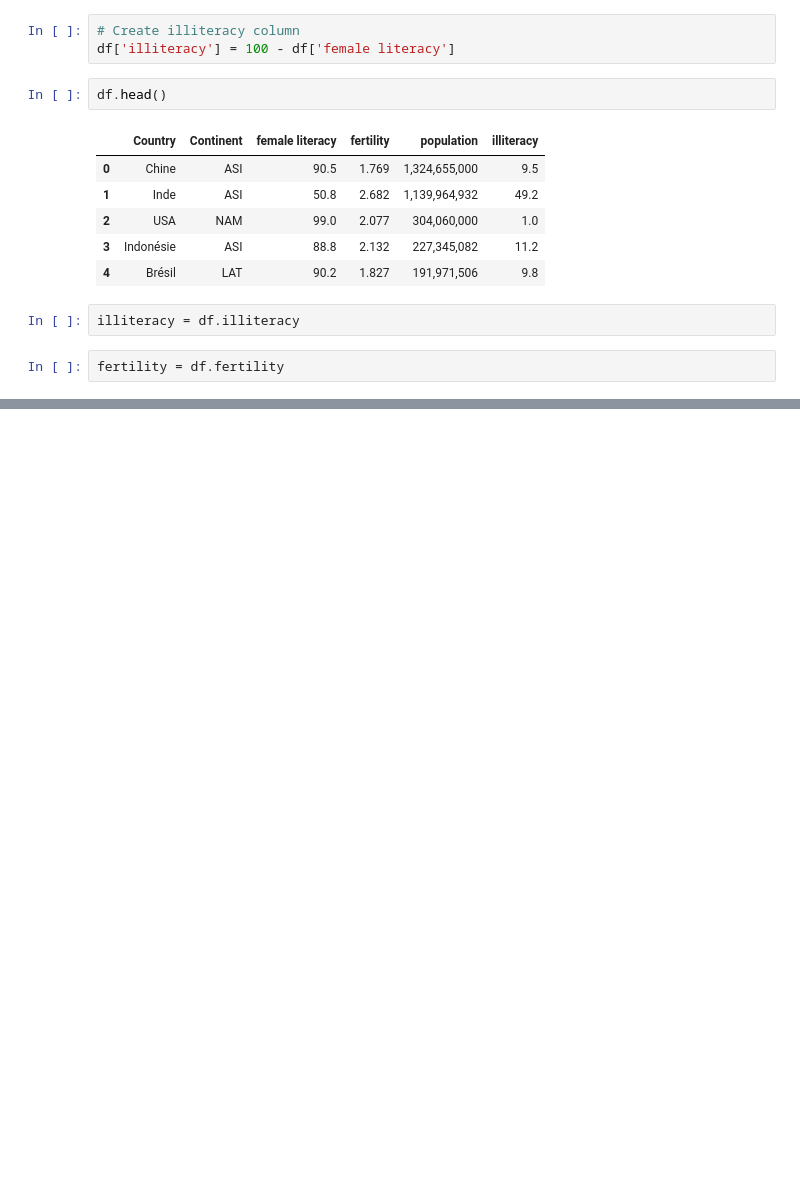
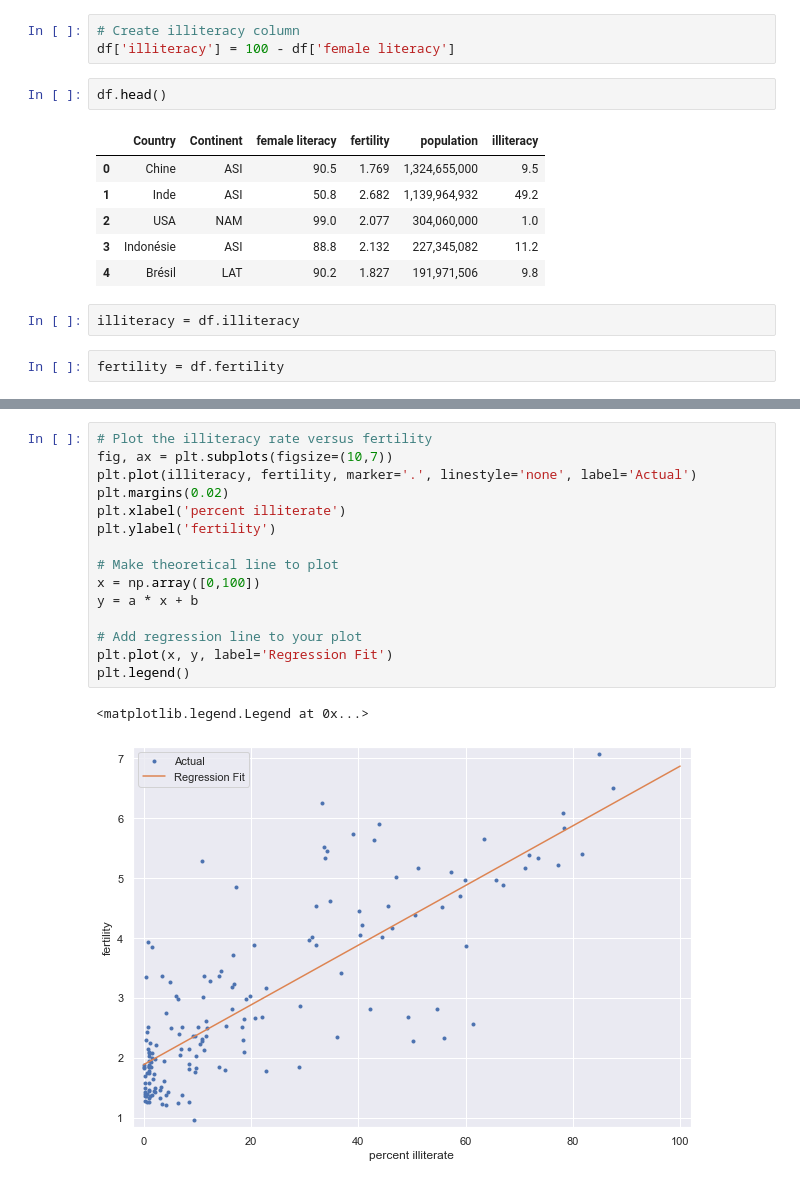
Before and after one commit to kipmadden/Statistical-Thinking, a Jupyter notebook: Literacy and Fertility of Women in the World.ipynb, the cells around one changed output, grey strips where cells are left out. Drawn from its saved outputs; the diff is of its cells as text; blank space fills up the shorter version.

```diff
--- a/Literacy and Fertility of Women in the World.ipynb
+++ b/Literacy and Fertility of Women in the World.ipynb
@@ -67,0 +87,18 @@ Text(0, 0.5, 'fertility')
+# %%
+# Plot the illiteracy rate versus fertility
+fig, ax = plt.subplots(figsize=(10,7))
+plt.plot(illiteracy, fertility, marker='.', linestyle='none', label='Actual')
+plt.margins(0.02)
+plt.xlabel('percent illiterate')
+plt.ylabel('fertility')
+
+# Make theoretical line to plot
+x = np.array([0,100])
+y = a * x + b
+
+# Add regression line to your plot
+plt.plot(x, y, label='Regression Fit')
+plt.legend()
+# %% [output]
+<matplotlib.legend.Legend at 0x...>
+[figure, added]
```
Also changed, not shown: parts of 5 cells of this notebook.
